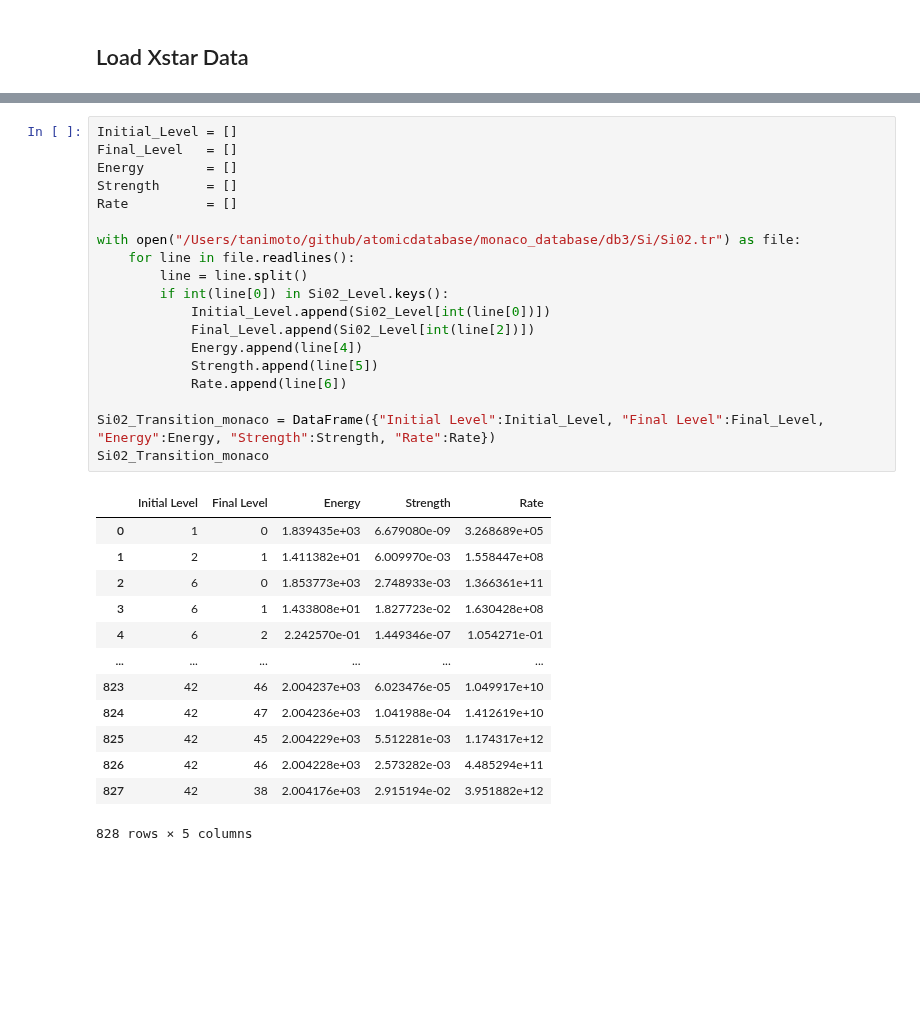
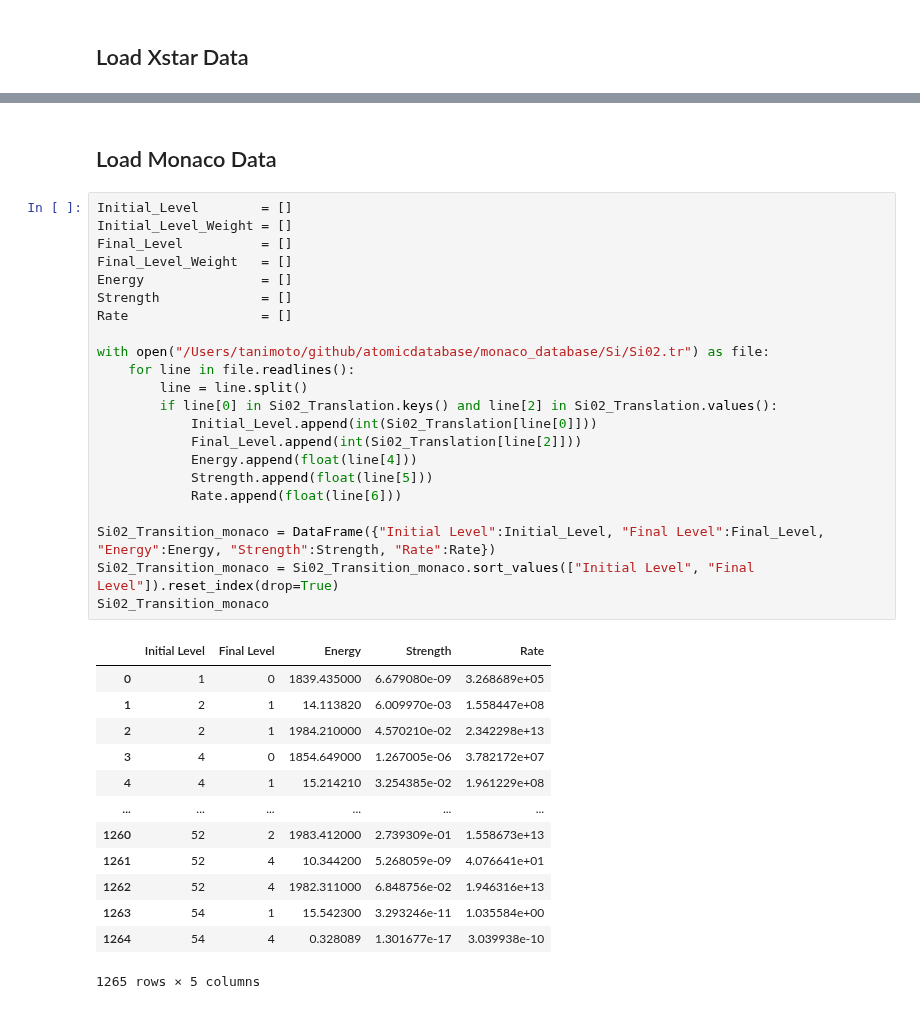
Before and after one commit to AtsushiTanimoto/AtomicDatabase, a Jupyter notebook: comparison.ipynb, the cells around one changed output, grey strips where cells are left out. Drawn from its saved outputs; the diff is of its cells as text; blank space fills up the shorter version.

```diff
--- a/comparison.ipynb
+++ b/comparison.ipynb
@@ -343,33 +356,38 @@ Text(0, 0.5, 'Rate (xstar-monaco)')
+# %% [markdown]
+## Load Monaco Data
 # %%
-Initial_Level = []
-Final_Level   = []
-Energy        = []
-Strength      = []
-Rate          = []
+Initial_Level        = []
+Initial_Level_Weight = []
+Final_Level          = []
+Final_Level_Weight   = []
+Energy               = []
+Strength             = []
+Rate                 = []
 
-with open("/Users/tanimoto/github/atomicdatabase/monaco_database/db3/Si/Si02.tr") as file:
+with open("/Users/tanimoto/github/atomicdatabase/monaco_database/Si/Si02.tr") as file:
     for line in file.readlines():
         line = line.split()
-        if int(line[0]) in Si02_Level.keys():
-            Initial_Level.append(Si02_Level[int(line[0])])
-            Final_Level.append(Si02_Level[int(line[2])])
-            Energy.append(line[4])
-            Strength.append(line[5])
-            Rate.append(line[6])
+        if line[0] in Si02_Translation.keys() and line[2] in Si02_Translation.values():
+            Initial_Level.append(int(Si02_Translation[line[0]]))
+            Final_Level.append(int(Si02_Translation[line[2]]))
+            Energy.append(float(line[4]))
+            Strength.append(float(line[5]))
+            Rate.append(float(line[6]))
 
 Si02_Transition_monaco = DataFrame({"Initial Level":Initial_Level, "Final Level":Final_Level, "Energy":Energy, "Strength":Strength, "Rate":Rate})
+Si02_Transition_monaco = Si02_Transition_monaco.sort_values(["Initial Level", "Final Level"]).reset_index(drop=True)
 Si02_Transition_monaco
 # %% [output]
 |  | Initial Level | Final Level | Energy | Strength | Rate |
-| 0 | 1 | 0 | 1.839435e+03 | 6.679080e-09 | 3.268689e+05 |
-| 1 | 2 | 1 | 1.411382e+01 | 6.009970e-03 | 1.558447e+08 |
-| 2 | 6 | 0 | 1.853773e+03 | 2.748933e-03 | 1.366361e+11 |
-| 3 | 6 | 1 | 1.433808e+01 | 1.827723e-02 | 1.630428e+08 |
-| 4 | 6 | 2 | 2.242570e-01 | 1.449346e-07 | 1.054271e-01 |
+| 0 | 1 | 0 | 1839.435000 | 6.679080e-09 | 3.268689e+05 |
+| 1 | 2 | 1 | 14.113820 | 6.009970e-03 | 1.558447e+08 |
+| 2 | 2 | 1 | 1984.210000 | 4.570210e-02 | 2.342298e+13 |
+| 3 | 4 | 0 | 1854.649000 | 1.267005e-06 | 3.782172e+07 |
+| 4 | 4 | 1 | 15.214210 | 3.254385e-02 | 1.961229e+08 |
 | ... | ... | ... | ... | ... | ... |
-| 823 | 42 | 46 | 2.004237e+03 | 6.023476e-05 | 1.049917e+10 |
-| 824 | 42 | 47 | 2.004236e+03 | 1.041988e-04 | 1.412619e+10 |
-| 825 | 42 | 45 | 2.004229e+03 | 5.512281e-03 | 1.174317e+12 |
-| 826 | 42 | 46 | 2.004228e+03 | 2.573282e-03 | 4.485294e+11 |
-| 827 | 42 | 38 | 2.004176e+03 | 2.915194e-02 | 3.951882e+12 |
+| 1260 | 52 | 2 | 1983.412000 | 2.739309e-01 | 1.558673e+13 |
+| 1261 | 52 | 4 | 10.344200 | 5.268059e-09 | 4.076641e+01 |
+| 1262 | 52 | 4 | 1982.311000 | 6.848756e-02 | 1.946316e+13 |
+| 1263 | 54 | 1 | 15.542300 | 3.293246e-11 | 1.035584e+00 |
+| 1264 | 54 | 4 | 0.328089 | 1.301677e-17 | 3.039938e-10 |
-828 rows × 5 columns
+1265 rows × 5 columns
```
Also changed, not shown: parts of 2 cells of this notebook.
